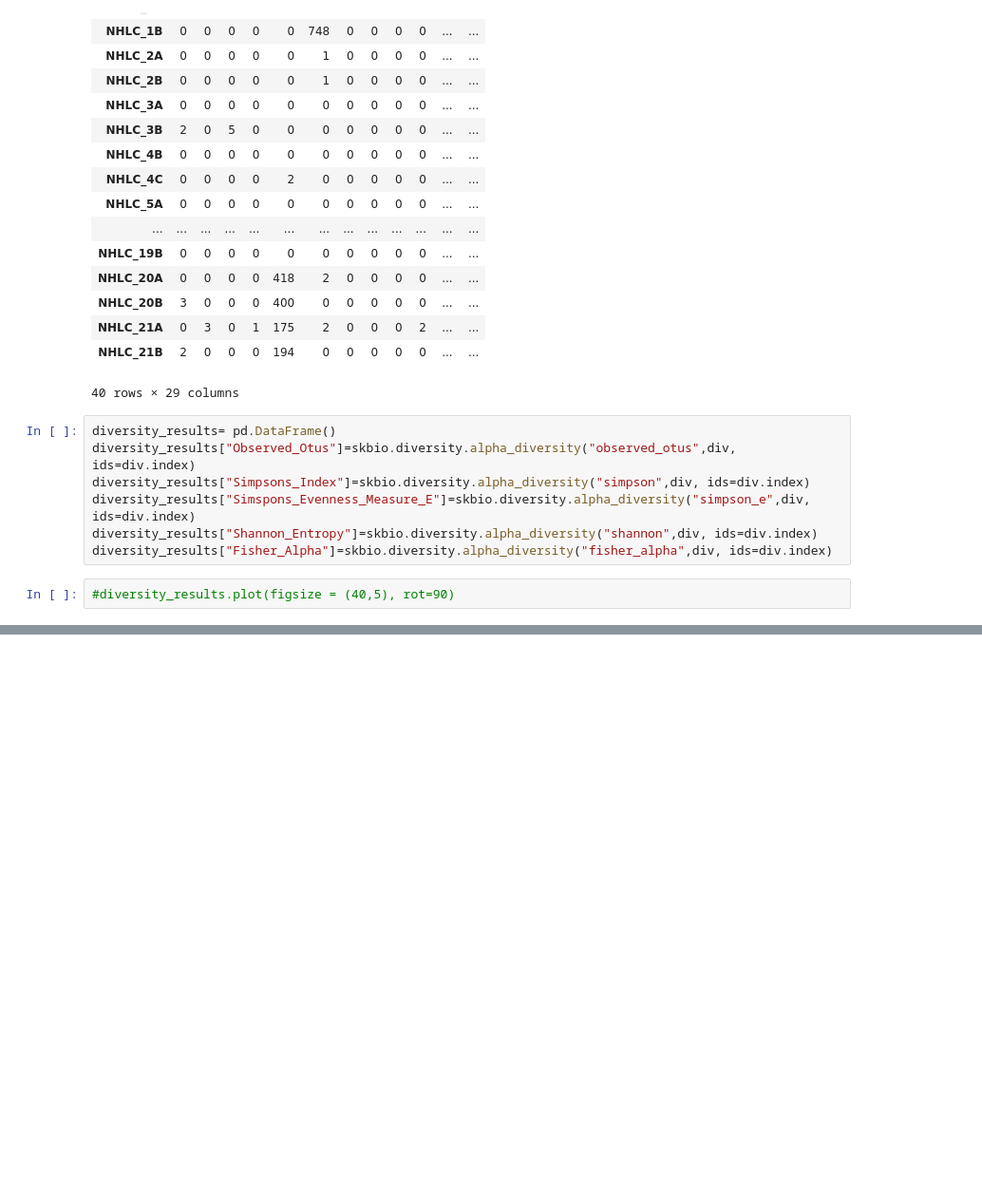
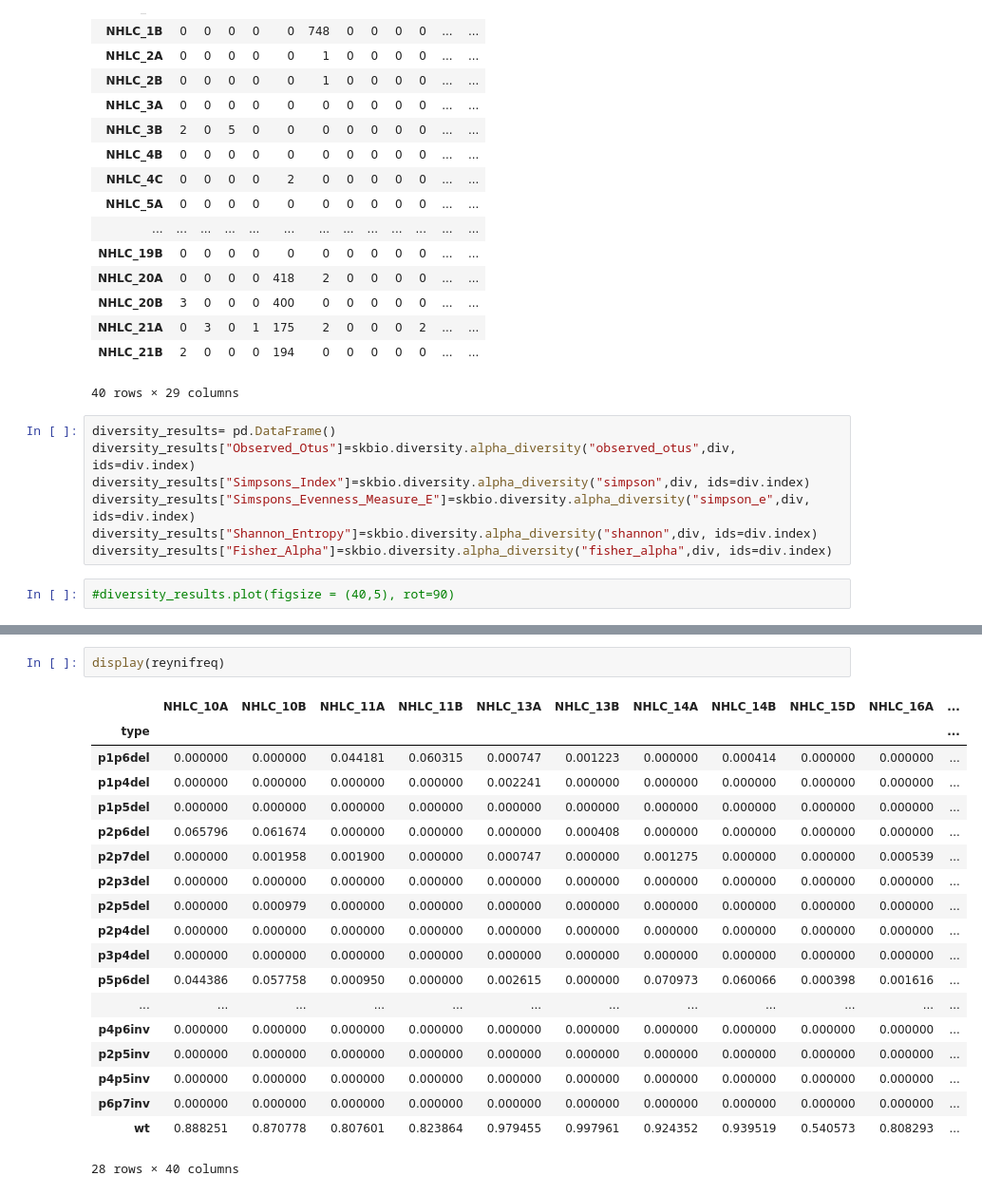
Before and after one commit to Nekose/nampun_research, a Jupyter notebook: Nampun_Research/Data Processing.ipynb, the cells around one changed output, grey strips where cells are left out. Shown at 95% size. Saved outputs shown, nothing was run; the diff lists cells and outputs as text; blank space fills up the shorter version.

```diff
--- a/Nampun_Research/Data Processing.ipynb
+++ b/Nampun_Research/Data Processing.ipynb
@@ -264,0 +258,22 @@ See the caveats in the documentation: https://pandas.pydata.org/pandas-docs/stab
+# %%
+display(reynifreq)
+# %% [output]
+|  | NHLC_10A | NHLC_10B | NHLC_11A | NHLC_11B | NHLC_13A | NHLC_13B | NHLC_14A | NHLC_14B | NHLC_15D | NHLC_16A | ... |
+| type |  |  |  |  |  |  |  |  |  |  | ... |
+| p1p6del | 0.000000 | 0.000000 | 0.044181 | 0.060315 | 0.000747 | 0.001223 | 0.000000 | 0.000414 | 0.000000 | 0.000000 | ... |
+| p1p4del | 0.000000 | 0.000000 | 0.000000 | 0.000000 | 0.002241 | 0.000000 | 0.000000 | 0.000000 | 0.000000 | 0.000000 | ... |
+| p1p5del | 0.000000 | 0.000000 | 0.000000 | 0.000000 | 0.000000 | 0.000000 | 0.000000 | 0.000000 | 0.000000 | 0.000000 | ... |
+| p2p6del | 0.065796 | 0.061674 | 0.000000 | 0.000000 | 0.000000 | 0.000408 | 0.000000 | 0.000000 | 0.000000 | 0.000000 | ... |
+| p2p7del | 0.000000 | 0.001958 | 0.001900 | 0.000000 | 0.000747 | 0.000000 | 0.001275 | 0.000000 | 0.000000 | 0.000539 | ... |
+| p2p3del | 0.000000 | 0.000000 | 0.000000 | 0.000000 | 0.000000 | 0.000000 | 0.000000 | 0.000000 | 0.000000 | 0.000000 | ... |
+| p2p5del | 0.000000 | 0.000979 | 0.000000 | 0.000000 | 0.000000 | 0.000000 | 0.000000 | 0.000000 | 0.000000 | 0.000000 | ... |
+| p2p4del | 0.000000 | 0.000000 | 0.000000 | 0.000000 | 0.000000 | 0.000000 | 0.000000 | 0.000000 | 0.000000 | 0.000000 | ... |
+| p3p4del | 0.000000 | 0.000000 | 0.000000 | 0.000000 | 0.000000 | 0.000000 | 0.000000 | 0.000000 | 0.000000 | 0.000000 | ... |
+| p5p6del | 0.044386 | 0.057758 | 0.000950 | 0.000000 | 0.002615 | 0.000000 | 0.070973 | 0.060066 | 0.000398 | 0.001616 | ... |
+| ... | ... | ... | ... | ... | ... | ... | ... | ... | ... | ... | ... |
+| p4p6inv | 0.000000 | 0.000000 | 0.000000 | 0.000000 | 0.000000 | 0.000000 | 0.000000 | 0.000000 | 0.000000 | 0.000000 | ... |
+| p2p5inv | 0.000000 | 0.000000 | 0.000000 | 0.000000 | 0.000000 | 0.000000 | 0.000000 | 0.000000 | 0.000000 | 0.000000 | ... |
+| p4p5inv | 0.000000 | 0.000000 | 0.000000 | 0.000000 | 0.000000 | 0.000000 | 0.000000 | 0.000000 | 0.000000 | 0.000000 | ... |
+| p6p7inv | 0.000000 | 0.000000 | 0.000000 | 0.000000 | 0.000000 | 0.000000 | 0.000000 | 0.000000 | 0.000000 | 0.000000 | ... |
+| wt | 0.888251 | 0.870778 | 0.807601 | 0.823864 | 0.979455 | 0.997961 | 0.924352 | 0.939519 | 0.540573 | 0.808293 | ... |
+28 rows × 40 columns
```
Also changed, not shown: parts of 2 cells of this notebook.
